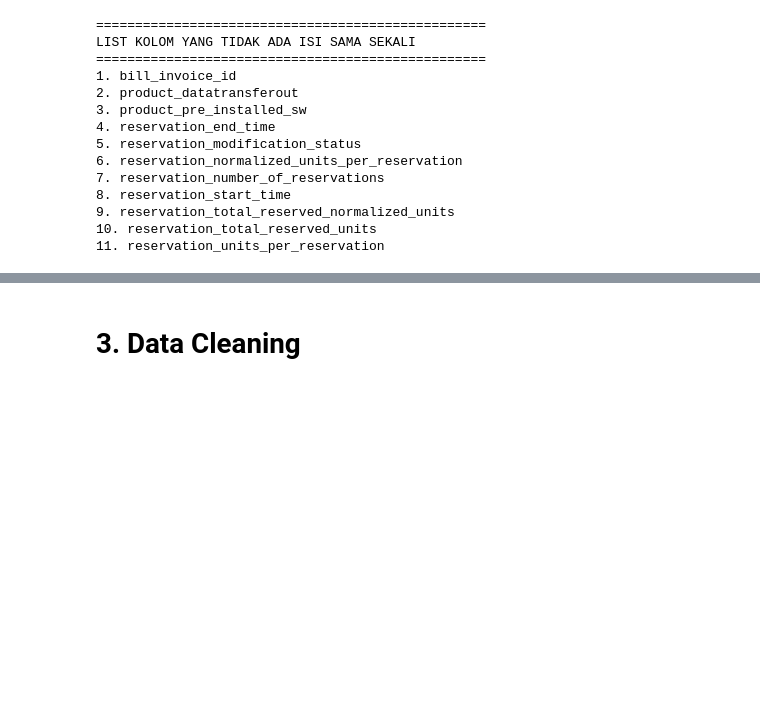
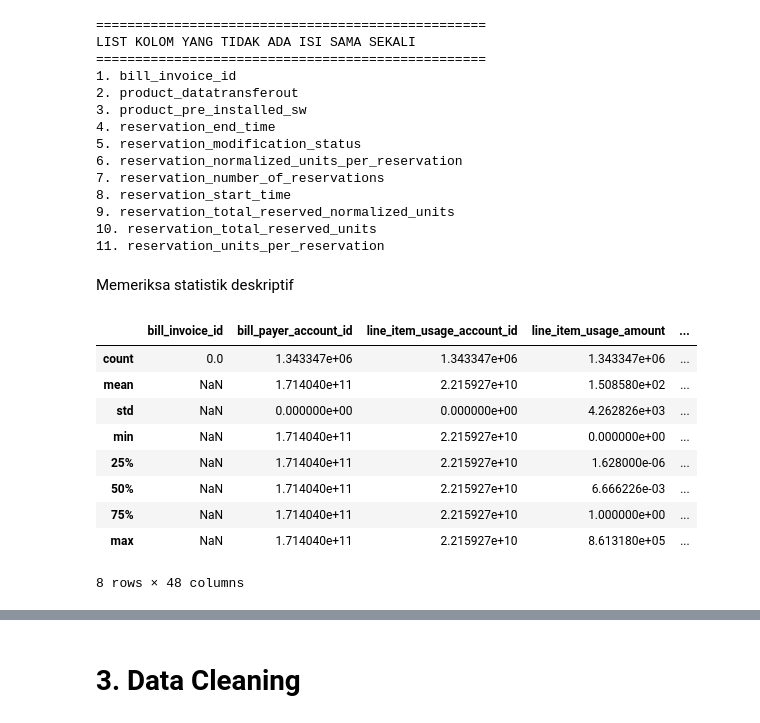
Before and after one commit to diyangraditya/thesis, a Jupyter notebook: Notebooks/main.ipynb, the cells around one changed output, grey strips where cells are left out. Drawn from its saved outputs; the diff is of its cells as text; code cells hidden in the pictures; blank space fills up the shorter version.

```diff
--- a/Notebooks/main.ipynb
+++ b/Notebooks/main.ipynb
@@ -110,3 +115,18 @@ LIST KOLOM YANG TIDAK ADA ISI SAMA SEKALI
 9. reservation_total_reserved_normalized_units
 10. reservation_total_reserved_units
 11. reservation_units_per_reservation
+# %% [markdown]
+Memeriksa statistik deskriptif
+# %%
+display(data.describe())
+# %% [output]
+|  | bill_invoice_id | bill_payer_account_id | line_item_usage_account_id | line_item_usage_amount | ... |
+| count | 0.0 | 1.343347e+06 | 1.343347e+06 | 1.343347e+06 | ... |
+| mean | NaN | 1.714040e+11 | 2.215927e+10 | 1.508580e+02 | ... |
+| std | NaN | 0.000000e+00 | 0.000000e+00 | 4.262826e+03 | ... |
+| min | NaN | 1.714040e+11 | 2.215927e+10 | 0.000000e+00 | ... |
+| 25% | NaN | 1.714040e+11 | 2.215927e+10 | 1.628000e-06 | ... |
+| 50% | NaN | 1.714040e+11 | 2.215927e+10 | 6.666226e-03 | ... |
+| 75% | NaN | 1.714040e+11 | 2.215927e+10 | 1.000000e+00 | ... |
+| max | NaN | 1.714040e+11 | 2.215927e+10 | 8.613180e+05 | ... |
+8 rows × 48 columns
```
Also changed, not shown: parts of 11 cells of this notebook.
